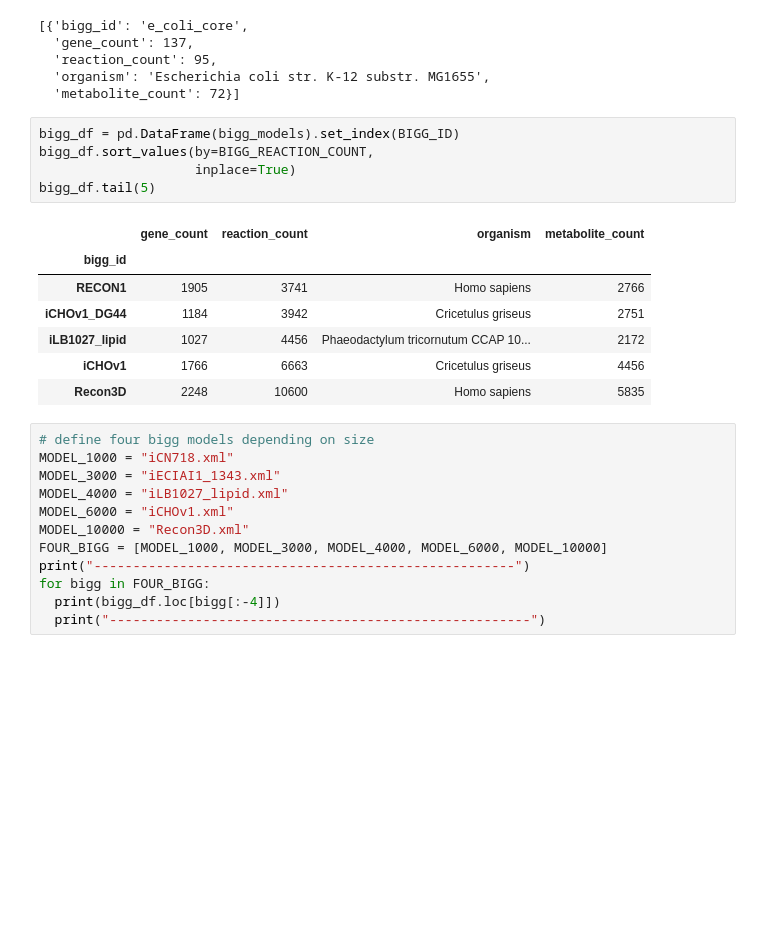
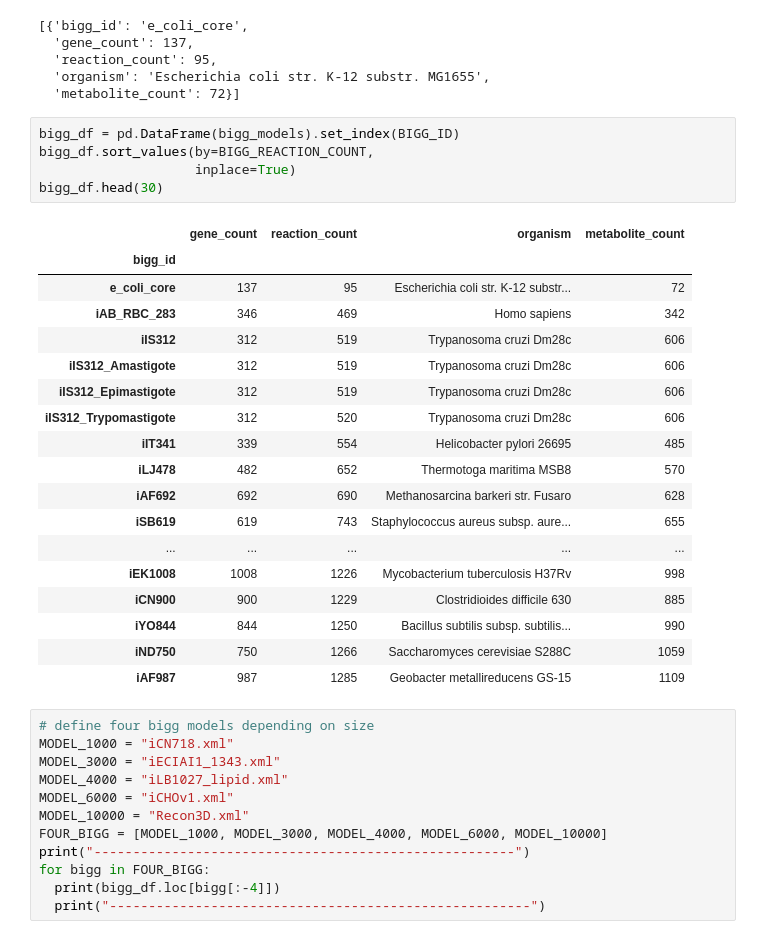
Before and after one commit to ModelEngineering/SBMLLint, a Jupyter notebook: notebooks/analyze_bigg.ipynb, the cells around one changed output. Cells and saved outputs as stored; diff of their text form; blank space fills up the shorter version.

```diff
--- a/notebooks/analyze_bigg.ipynb
+++ b/notebooks/analyze_bigg.ipynb
@@ -64,16 +59,27 @@ number of BiGG models: 108
 # %%
 bigg_df = pd.DataFrame(bigg_models).set_index(BIGG_ID)
 bigg_df.sort_values(by=BIGG_REACTION_COUNT,
                     inplace=True)
-bigg_df.tail(5)
+bigg_df.head(30)
 # %% [output]
 |  | gene_count | reaction_count | organism | metabolite_count |
 | bigg_id |  |  |  |  |
-| RECON1 | 1905 | 3741 | Homo sapiens | 2766 |
-| iCHOv1_DG44 | 1184 | 3942 | Cricetulus griseus | 2751 |
-| iLB1027_lipid | 1027 | 4456 | Phaeodactylum tricornutum CCAP 10... | 2172 |
-| iCHOv1 | 1766 | 6663 | Cricetulus griseus | 4456 |
-| Recon3D | 2248 | 10600 | Homo sapiens | 5835 |
+| e_coli_core | 137 | 95 | Escherichia coli str. K-12 substr... | 72 |
+| iAB_RBC_283 | 346 | 469 | Homo sapiens | 342 |
+| iIS312 | 312 | 519 | Trypanosoma cruzi Dm28c | 606 |
+| iIS312_Amastigote | 312 | 519 | Trypanosoma cruzi Dm28c | 606 |
+| iIS312_Epimastigote | 312 | 519 | Trypanosoma cruzi Dm28c | 606 |
+| iIS312_Trypomastigote | 312 | 520 | Trypanosoma cruzi Dm28c | 606 |
+| iIT341 | 339 | 554 | Helicobacter pylori 26695 | 485 |
+| iLJ478 | 482 | 652 | Thermotoga maritima MSB8 | 570 |
+| iAF692 | 692 | 690 | Methanosarcina barkeri str. Fusaro | 628 |
+| iSB619 | 619 | 743 | Staphylococcus aureus subsp. aure... | 655 |
+| ... | ... | ... | ... | ... |
+| iEK1008 | 1008 | 1226 | Mycobacterium tuberculosis H37Rv | 998 |
+| iCN900 | 900 | 1229 | Clostridioides difficile 630 | 885 |
+| iYO844 | 844 | 1250 | Bacillus subtilis subsp. subtilis... | 990 |
+| iND750 | 750 | 1266 | Saccharomyces cerevisiae S288C | 1059 |
+| iAF987 | 987 | 1285 | Geobacter metallireducens GS-15 | 1109 |
 # %%
 # define four bigg models depending on size
 MODEL_1000 = "iCN718.xml"
```
Also changed, not shown: parts of 31 cells of this notebook, 5 other files.
